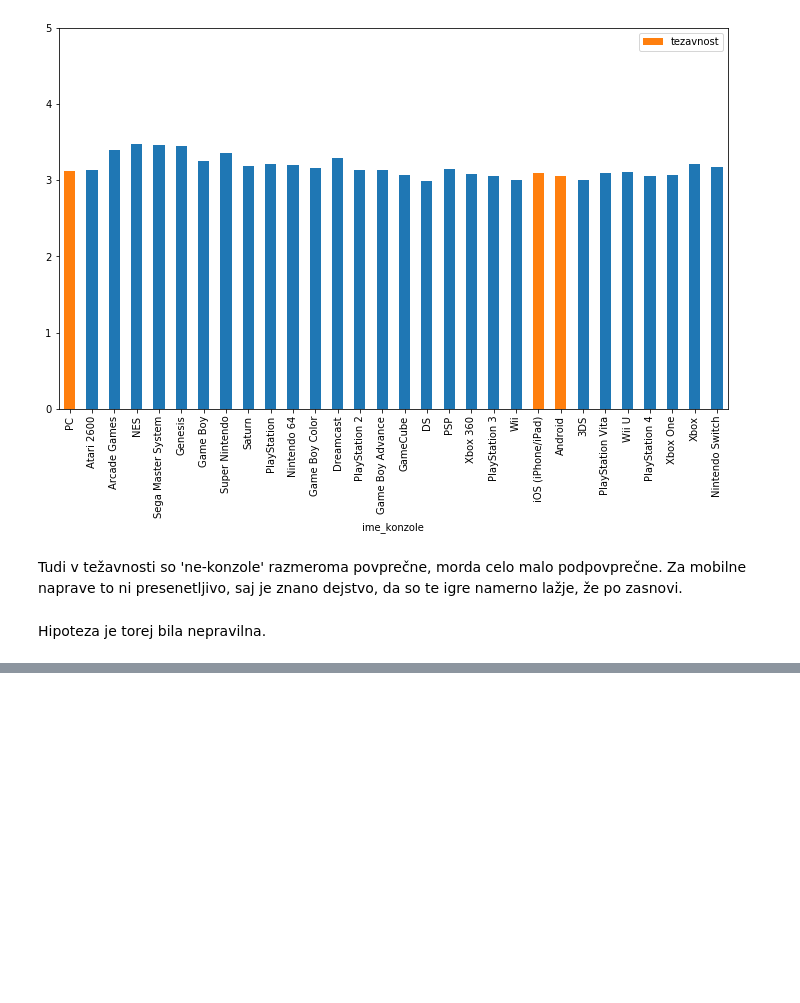
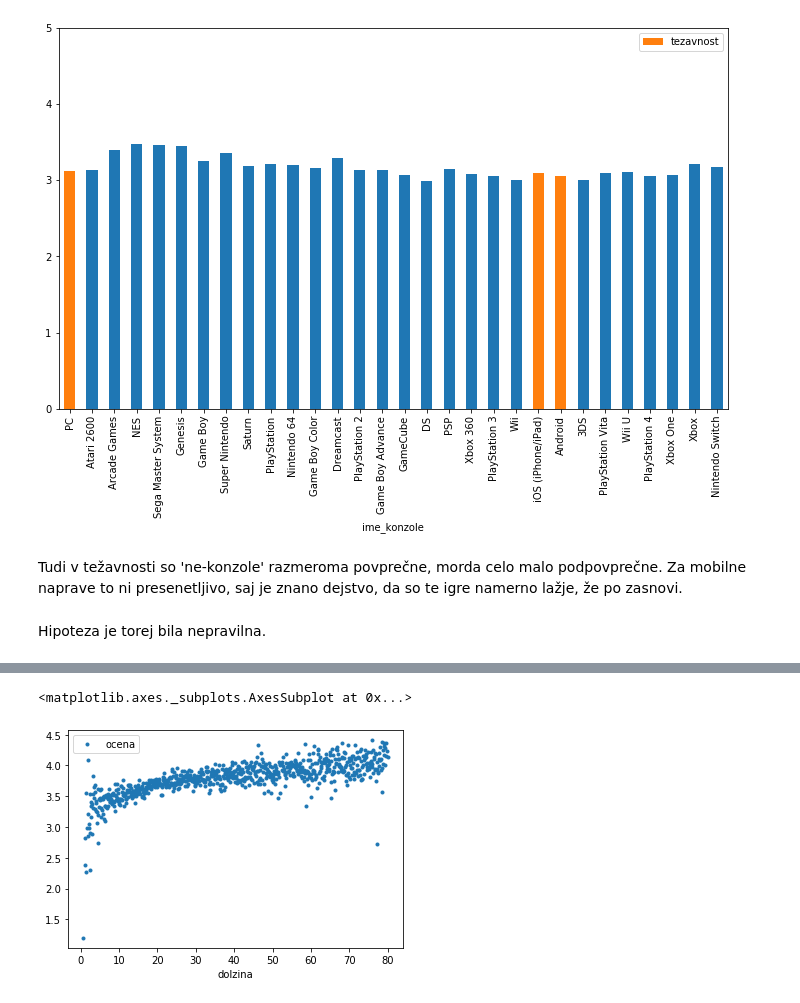
Before and after one commit to TGlinsek/Primerjava-znanih-videoiger, a Jupyter notebook: analiza_podatkov/analiza_iger.ipynb, the cells around one changed output, grey strips where cells are left out. Drawn from its saved outputs; the diff is of its cells as text; code cells hidden in the pictures; blank space fills up the shorter version.

```diff
--- a/analiza_podatkov/analiza_iger.ipynb
+++ b/analiza_podatkov/analiza_iger.ipynb
@@ -405,0 +486,7 @@ Hipoteza je torej bila nepravilna.
+# %%
+povprečne_dolžine = popravljene_dolžine_2(razpredelnica_z_ustreznimi_dolžinami).sort_values('dolzina').groupby('dolzina').mean()
+# %%
+povprečne_dolžine.plot(style='.', y='ocena')
+# %% [output]
+<matplotlib.axes._subplots.AxesSubplot at 0x...>
+[figure, added]
```
Also changed, not shown: parts of 35 cells of this notebook.
